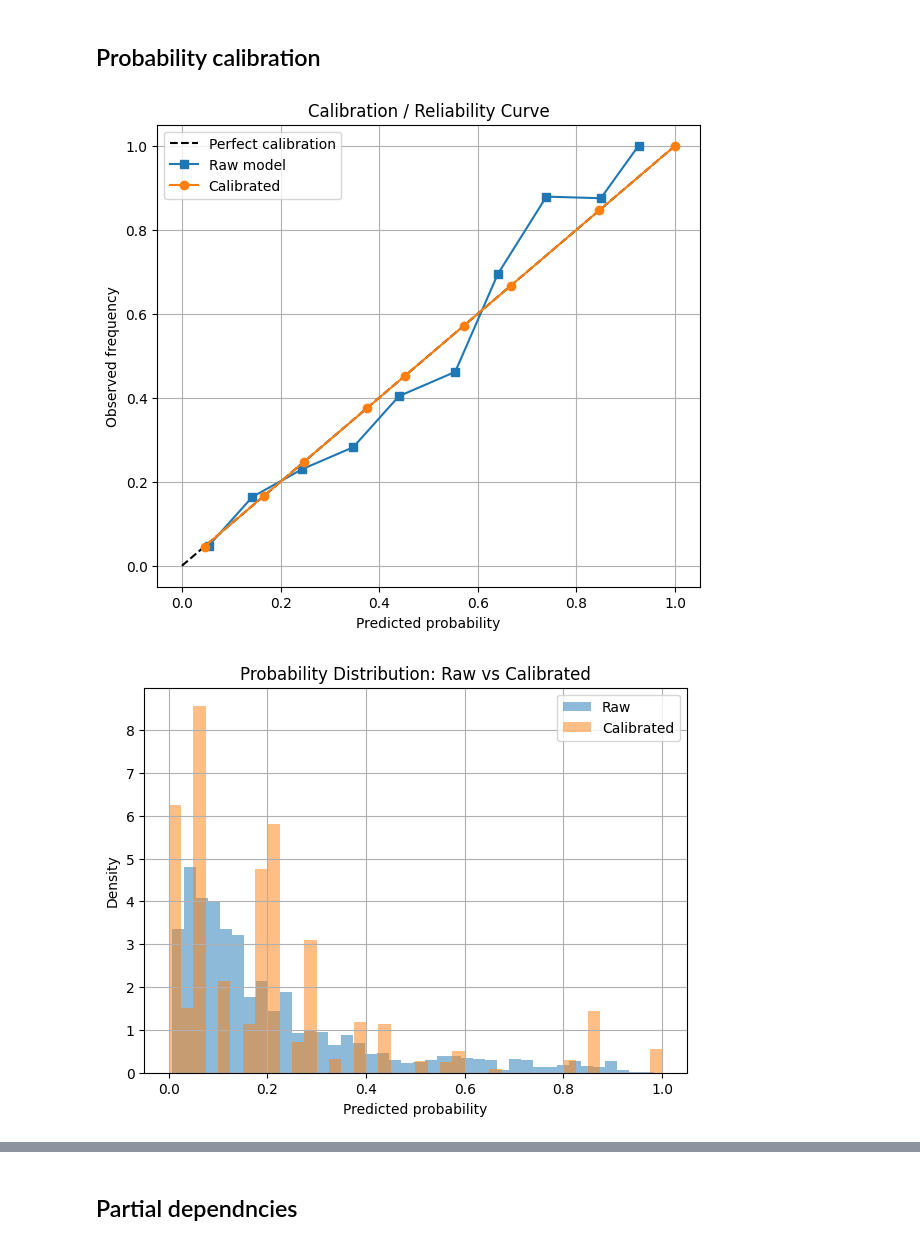
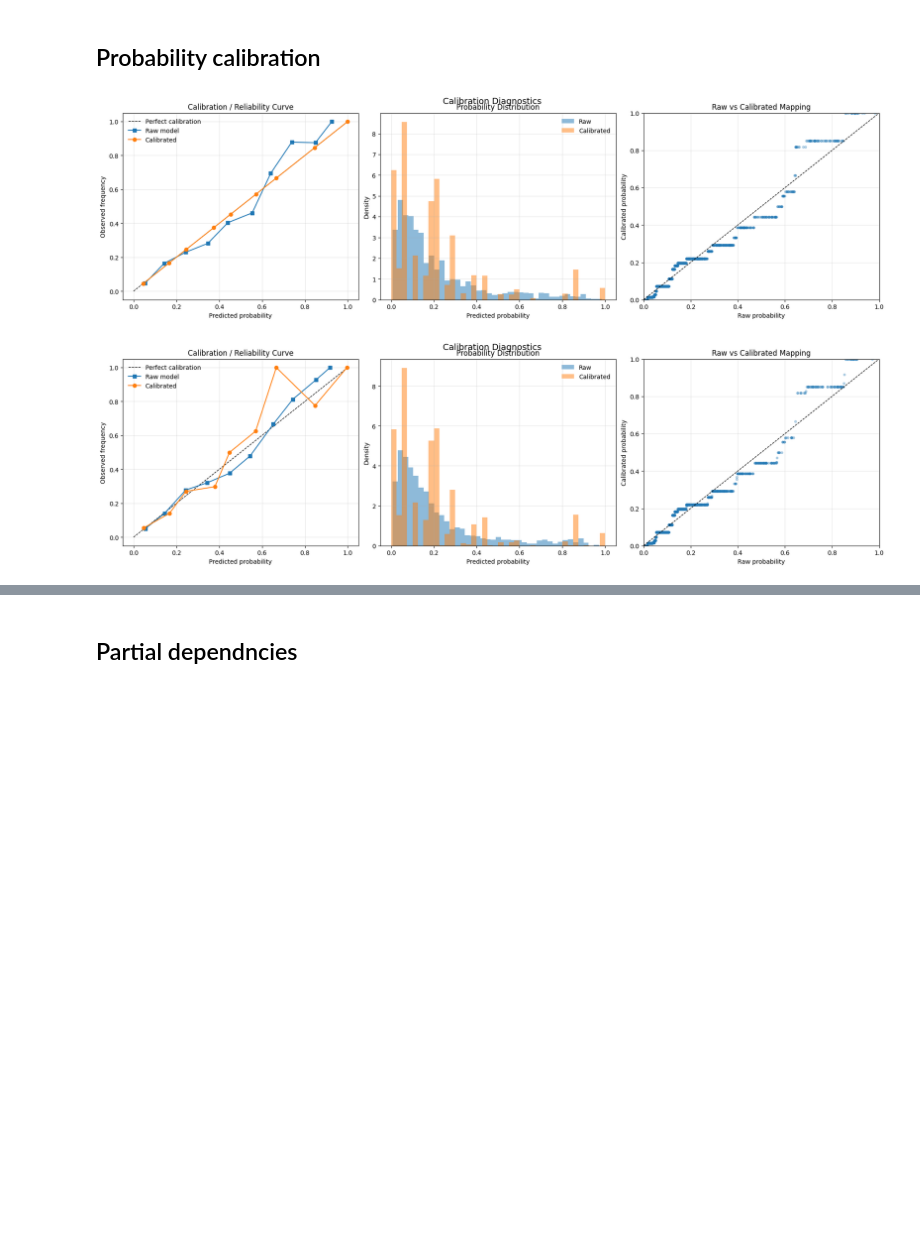
Before and after one commit to ArnauFabregat/probability_estimation, a Jupyter notebook: notebooks/bank_churn/xgboost.ipynb, the cells around one changed output, grey strips where cells are left out. Cells and saved outputs as stored; diff of their text form; code cells hidden in the pictures; blank space fills up the shorter version.

```diff
--- a/notebooks/xgboost.ipynb
+++ b/notebooks/bank_churn/xgboost.ipynb
@@ -15,7 +15,7 @@ from src.calibration.calibrator import Calibrator
 ## Load and EDA
 # %%
 # df = pd.read_csv("../data/customer_churn_dataset-training-master.csv")
-df = pd.read_csv("../data/Bank_Churn.csv")
+df = pd.read_csv("../../data/Bank_Churn.csv")
 # %%
 df
 # %% [output]
@@ -154,7 +154,9 @@ cal.fit(probs_val, y_val)
 probs_val_cal = cal.predict_proba(probs_val)
 probs_test_cal = cal.predict_proba(probs_test)
 # %%
-calibration_diagnostics(y_val, probs_val, probs_val_cal)
+fig, axes = calibration_diagnostics(y_val, probs_val, probs_val_cal, n_bins=10, bins=40)
+fig, axes = calibration_diagnostics(y_test, probs_test, probs_test_cal, n_bins=10, bins=40)
+plt.show()
 # %% [output]
-[figure, old version]
+[figure, new version]
-[figure, old version]
+[figure, new version]
```
Also changed, not shown: parts of 3 cells of this notebook, 4 other files.
